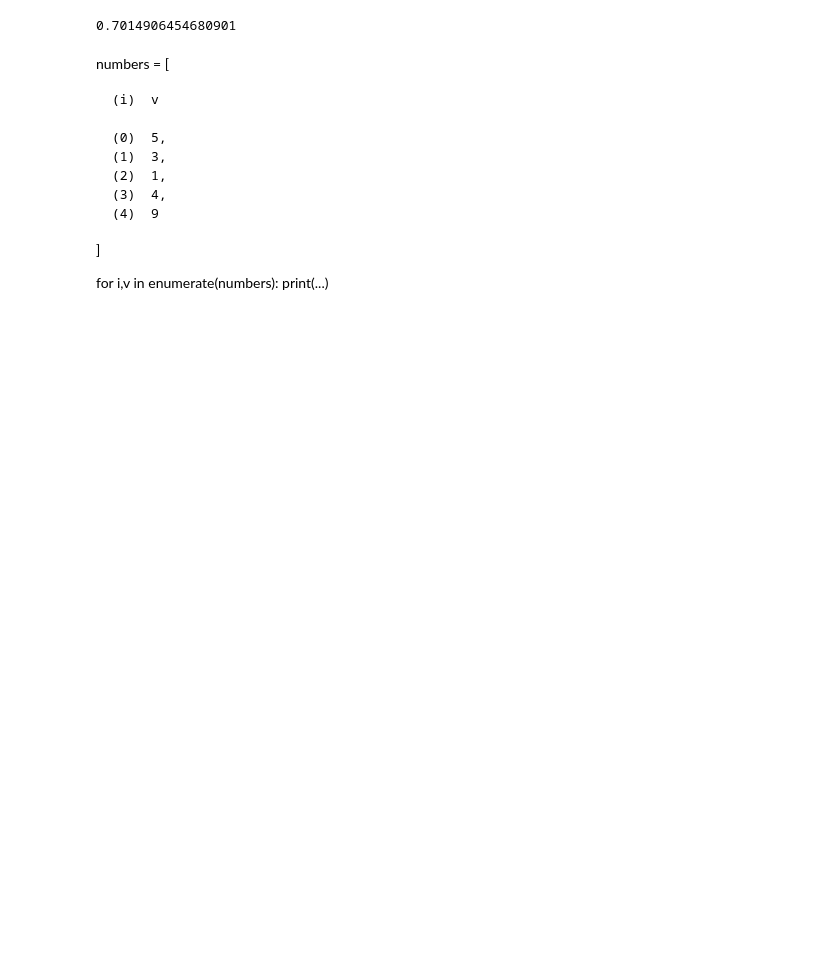
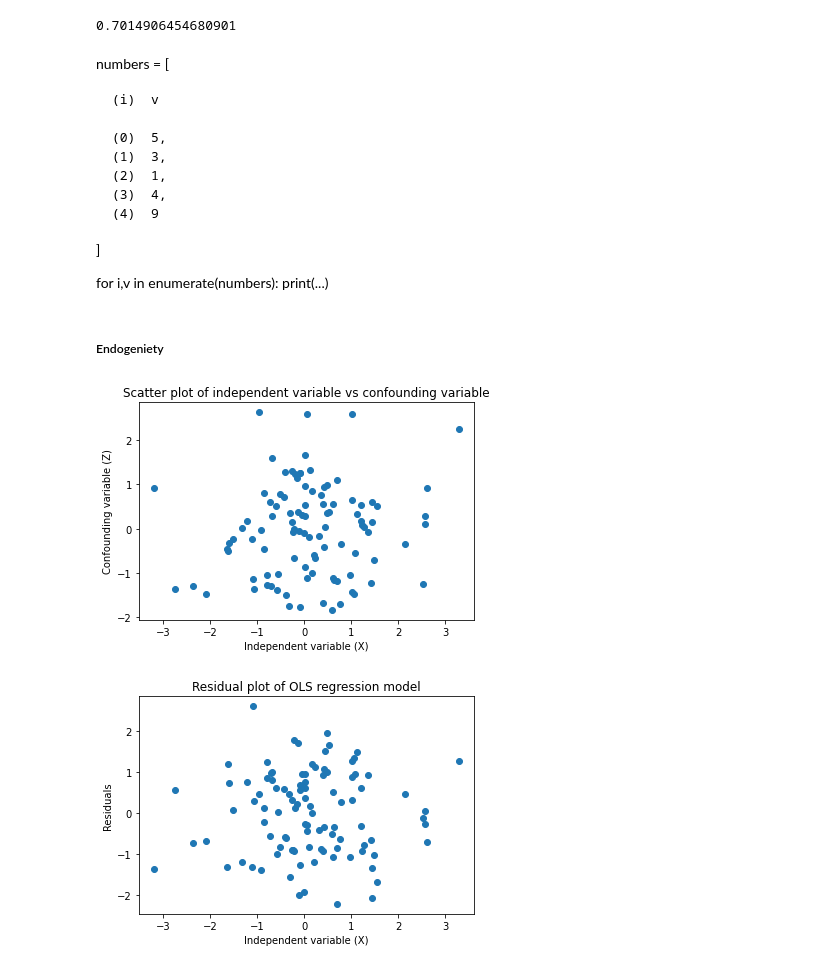
Before and after one commit to danyentezari/bignumber-material, a Jupyter notebook: SPML Dubai/mod3/script.ipynb, the cells around one changed output. Drawn from its saved outputs; the diff is of its cells as text; code cells hidden in the pictures; blank space fills up the shorter version.

```diff
--- a/SPML Dubai/mod3/script.ipynb
+++ b/SPML Dubai/mod3/script.ipynb
@@ -337,3 +338,38 @@ numbers = [
 
 for i,v in enumerate(numbers):
     print(...)
+# %% [markdown]
+##### Endogeniety
+# %%
+import numpy as np
+import matplotlib.pyplot as plt
+import statsmodels.api as sm
+
+# Generate some sample data
+x = np.random.normal(0, 1, 100)
+y = 2*x + np.random.normal(0, 1, 100)
+
+# Introduce endogeneity by adding a confounding variable to the regression
+z = np.random.normal(0, 1, 100)
+y = 2*x + 3*z + np.random.normal(0, 1, 100)
+
+# Fit the OLS regression model
+X = sm.add_constant(np.column_stack((x, z)))
+model = sm.OLS(y, X).fit()
+
+# Plot the relationship between the confounding variable and the independent variable
+plt.scatter(x, z)
+plt.xlabel('Independent variable (X)')
+plt.ylabel('Confounding variable (Z)')
+plt.title('Scatter plot of independent variable vs confounding variable')
+plt.show()
+
+# Plot the residuals against the independent variable
+plt.scatter(x, model.resid)
+plt.xlabel('Independent variable (X)')
+plt.ylabel('Residuals')
+plt.title('Residual plot of OLS regression model')
+plt.show()
+# %% [output]
+[figure, added]
+[figure, added]
```
Also changed, not shown: parts of 3 cells of this notebook, 2 other files.
